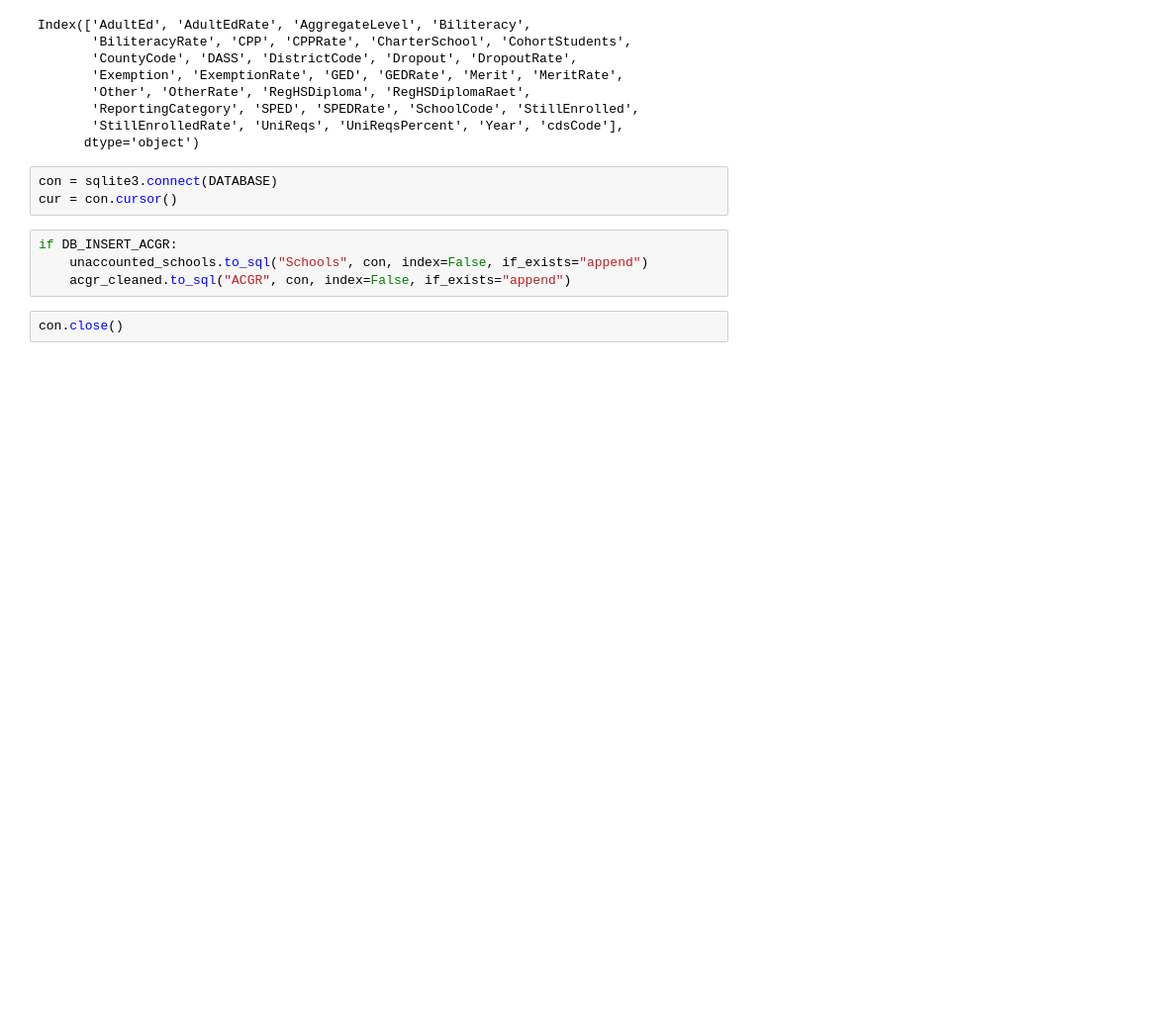
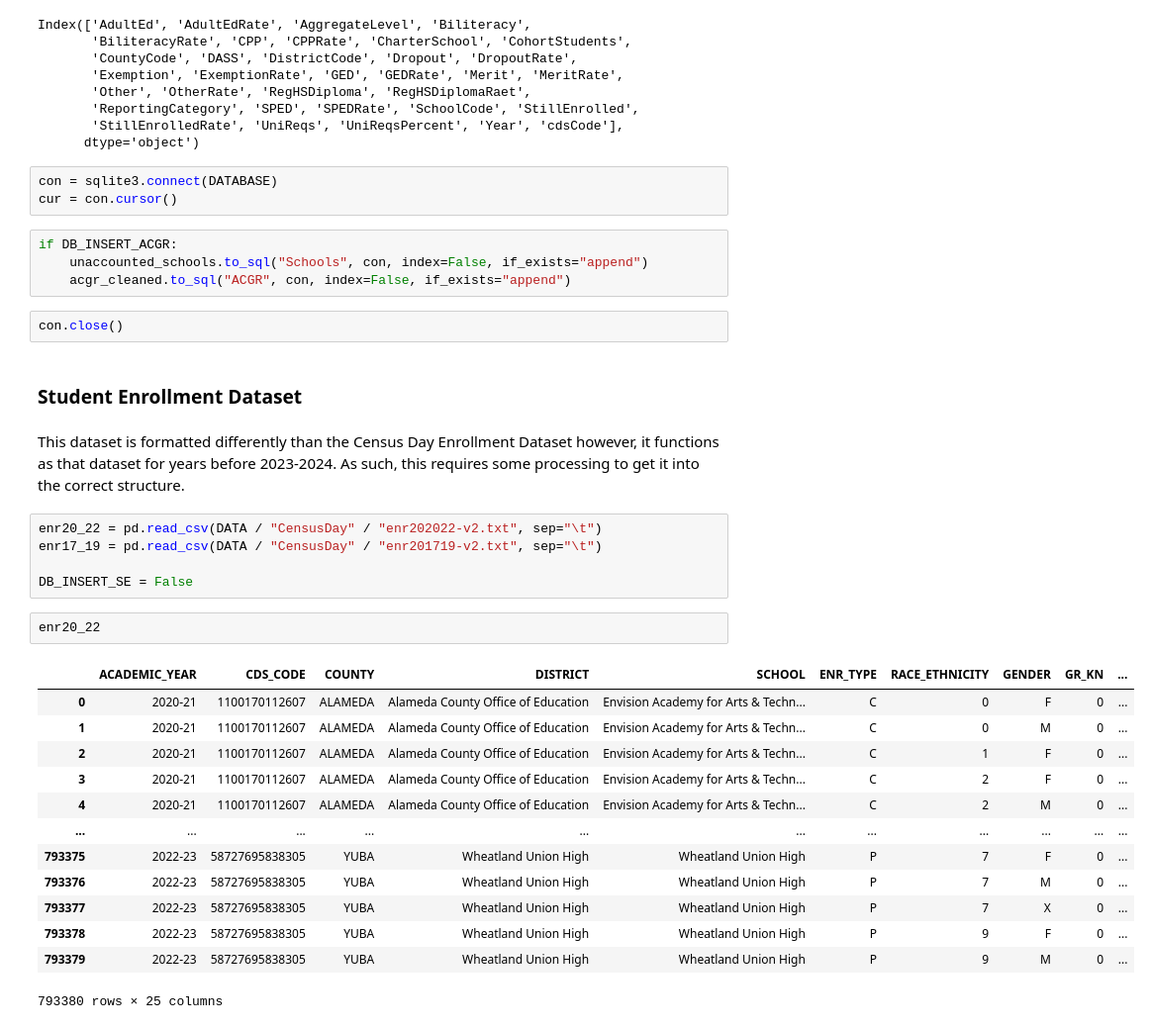
Before and after one commit to PENTASHIFT/DS-Capstone-Project, a Jupyter notebook: exploration/data_processing.ipynb, the cells around one changed output. Shown at 99% size. Drawn from its saved outputs; the diff is of its cells as text; blank space fills up the shorter version.

```diff
--- a/exploration/data_processing.ipynb
+++ b/exploration/data_processing.ipynb
@@ -571,3 +571,28 @@ if DB_INSERT_ACGR:
     acgr_cleaned.to_sql("ACGR", con, index=False, if_exists="append")
 # %%
 con.close()
+# %% [markdown]
+### Student Enrollment Dataset
+# %% [markdown]
+This dataset is formatted differently than the Census Day Enrollment Dataset however, it functions as that dataset for years before 2023-2024. As such, this requires some processing to get it into the correct structure.
+# %%
+enr20_22 = pd.read_csv(DATA / "CensusDay" / "enr202022-v2.txt", sep="\t")
+enr17_19 = pd.read_csv(DATA / "CensusDay" / "enr201719-v2.txt", sep="\t")
+
+DB_INSERT_SE = False
+# %%
+enr20_22
+# %% [output]
+|  | ACADEMIC_YEAR | CDS_CODE | COUNTY | DISTRICT | SCHOOL | ENR_TYPE | RACE_ETHNICITY | GENDER | GR_KN | ... |
+| 0 | 2020-21 | 1100170112607 | ALAMEDA | Alameda County Office of Education | Envision Academy for Arts & Techn... | C | 0 | F | 0 | ... |
+| 1 | 2020-21 | 1100170112607 | ALAMEDA | Alameda County Office of Education | Envision Academy for Arts & Techn... | C | 0 | M | 0 | ... |
+| 2 | 2020-21 | 1100170112607 | ALAMEDA | Alameda County Office of Education | Envision Academy for Arts & Techn... | C | 1 | F | 0 | ... |
+| 3 | 2020-21 | 1100170112607 | ALAMEDA | Alameda County Office of Education | Envision Academy for Arts & Techn... | C | 2 | F | 0 | ... |
+| 4 | 2020-21 | 1100170112607 | ALAMEDA | Alameda County Office of Education | Envision Academy for Arts & Techn... | C | 2 | M | 0 | ... |
+| ... | ... | ... | ... | ... | ... | ... | ... | ... | ... | ... |
+| 793375 | 2022-23 | 58727695838305 | YUBA | Wheatland Union High | Wheatland Union High | P | 7 | F | 0 | ... |
+| 793376 | 2022-23 | 58727695838305 | YUBA | Wheatland Union High | Wheatland Union High | P | 7 | M | 0 | ... |
+| 793377 | 2022-23 | 58727695838305 | YUBA | Wheatland Union High | Wheatland Union High | P | 7 | X | 0 | ... |
+| 793378 | 2022-23 | 58727695838305 | YUBA | Wheatland Union High | Wheatland Union High | P | 9 | F | 0 | ... |
+| 793379 | 2022-23 | 58727695838305 | YUBA | Wheatland Union High | Wheatland Union High | P | 9 | M | 0 | ... |
+793380 rows × 25 columns
```
Also changed, not shown: parts of 16 cells of this notebook, 2 other files.
